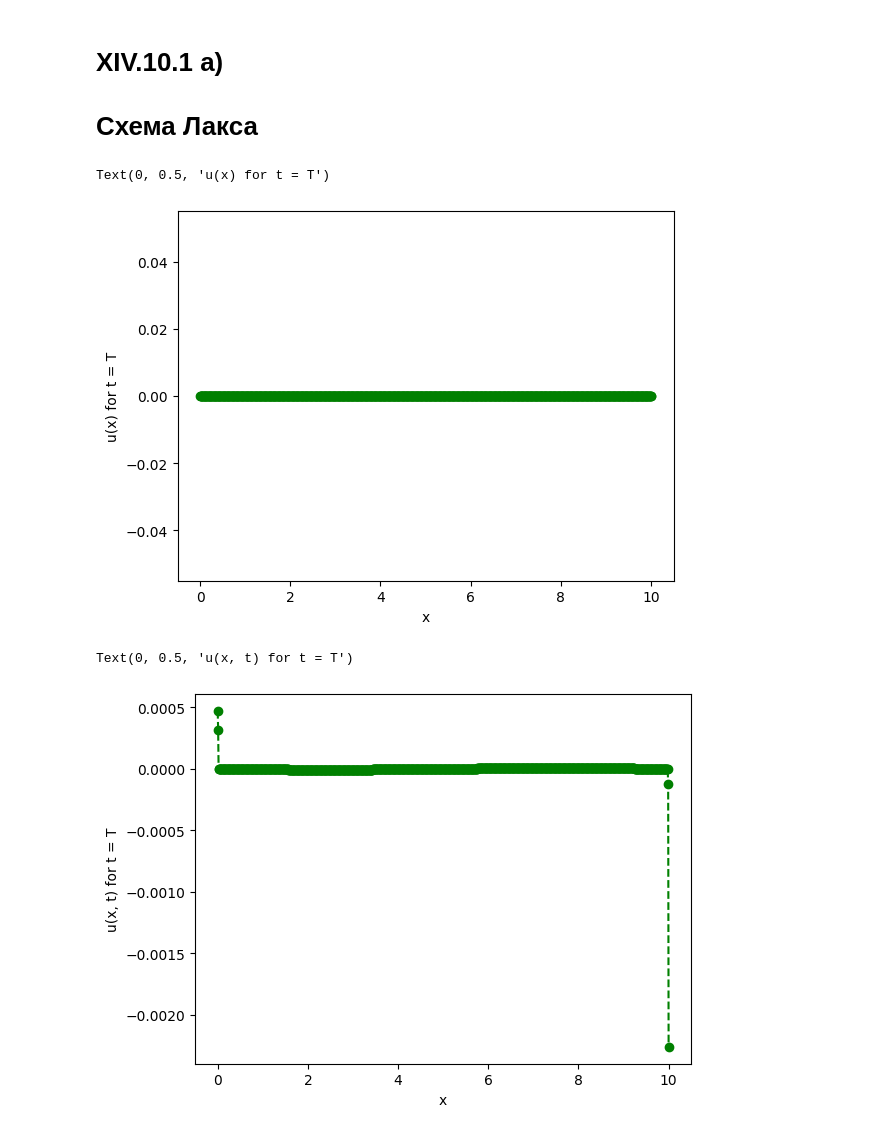
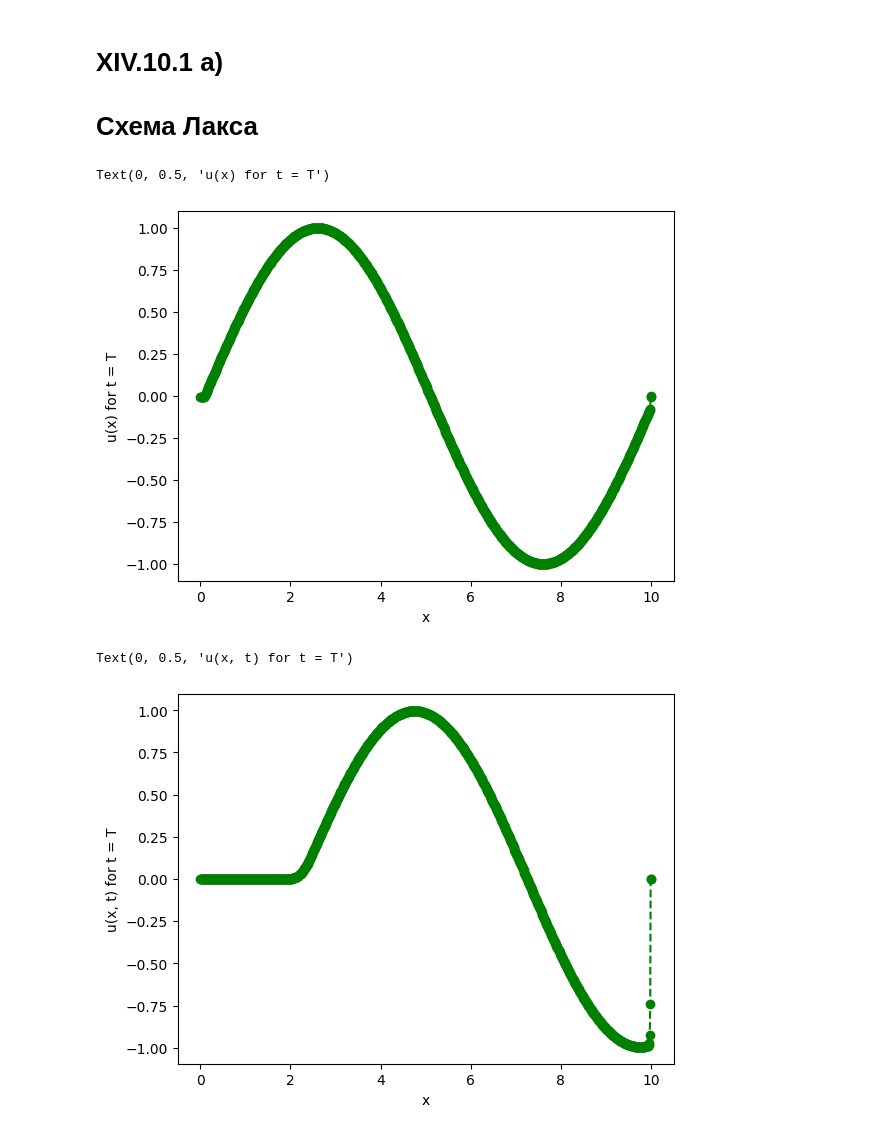
Before and after one commit to sardaryandavid/numeric_calculation, a Jupyter notebook: Lux_Wendroff/Lux_Wendroff.ipynb, the cells around one changed output. Drawn from its saved outputs; the diff is of its cells as text; code cells hidden in the pictures.

```diff
--- a/Lux_Wendroff/Lux_Wendroff.ipynb
+++ b/Lux_Wendroff/Lux_Wendroff.ipynb
@@ -16,9 +16,9 @@ def u0(x):
 def Lux(y, k_num, Nt, Nx):
     for n in range(1, Nt + 1):
         for m in range(1, Nx):
-            y[n][m] = (y[n - 1][m + 1] - y[n - 1][m - 1]) * (1 - k_num) / 2
-        y[n][0] = (k_num * y[n - 1][1] + y[n - 1][0] * (1 - k_num)) * (1 - k_num) / (1 + k_num)
-        y[n][Nx] = - (1 - k_num) * (k_num * y[n - 1][Nx - 1] + y[n - 1][Nx] * (k_num + 1)) / (3 * k_num - 1.0)
+            y[n][m] = 1 / 2 * y[n - 1][m + 1] * (1 - k_num) + 1 / 2 * y[n - 1][m - 1] * (1 + k_num)
+        y[n][0] = 1 / 2 * y[n - 1][1] * (1 - k_num) + 1 / 2 * y[n - 1][Nx - 1] * (1 + k_num)
+        y[n][m] = 1 / 2 * y[n - 1][1] * (1 - k_num) + 1 / 2 * y[n - 1][Nx - 1] * (1 + k_num)
 # %%
 t = 1e-2
 h = 1e-2
@@ -32,31 +32,31 @@ for i in range(0, Nx + 1):
 Lux(y, k_num, Nt, Nx)
 
 x = np.array([i * h for i in range(0, Nx + 1)])
-plt.plot(x, y[1], 'go', linestyle = '--')
+plt.plot(x, y[10], 'go', linestyle = '--')
 plt.xlabel("x")
 plt.ylabel("u(x) for t = T")
 # %% [output]
 Text(0, 0.5, 'u(x) for t = T')
-[figure, old version]
+[figure, new version]
 # %%
 t = 0.6 * 1e-2
 h = 1e-2
 k_num = t / h
 Nx = int (L / h)
 Nt = int (T / t)
 y = np.array([[0.0 for i in range(Nx + 1)] for i in range(Nt + 1)])
 for i in range(0, Nx + 1):
     y[0][i] = u0(i * h)
 
 Lux(y, k_num, Nt, Nx)
 
 x = np.array([i * h for i in range(0, Nx + 1)])
-plt.plot(x, y[2], 'go', linestyle = '--')
+plt.plot(x, y[Nt // 4], 'go', linestyle = '--')
 plt.xlabel("x")
 plt.ylabel("u(x, t) for t = T")
 # %% [output]
 Text(0, 0.5, 'u(x, t) for t = T')
-[figure, old version]
+[figure, new version]
 # %%
 t = 0.3 * 1e-2
 h = 1e-2
```
Also changed, not shown: parts of 2 cells of this notebook.
